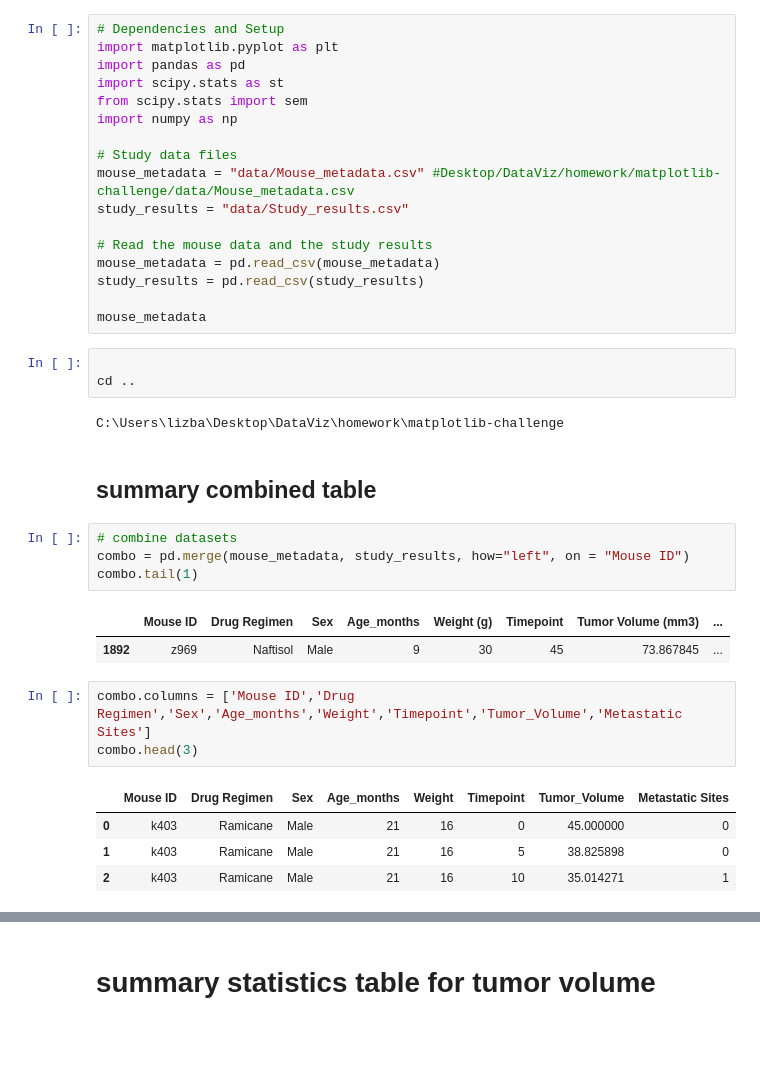
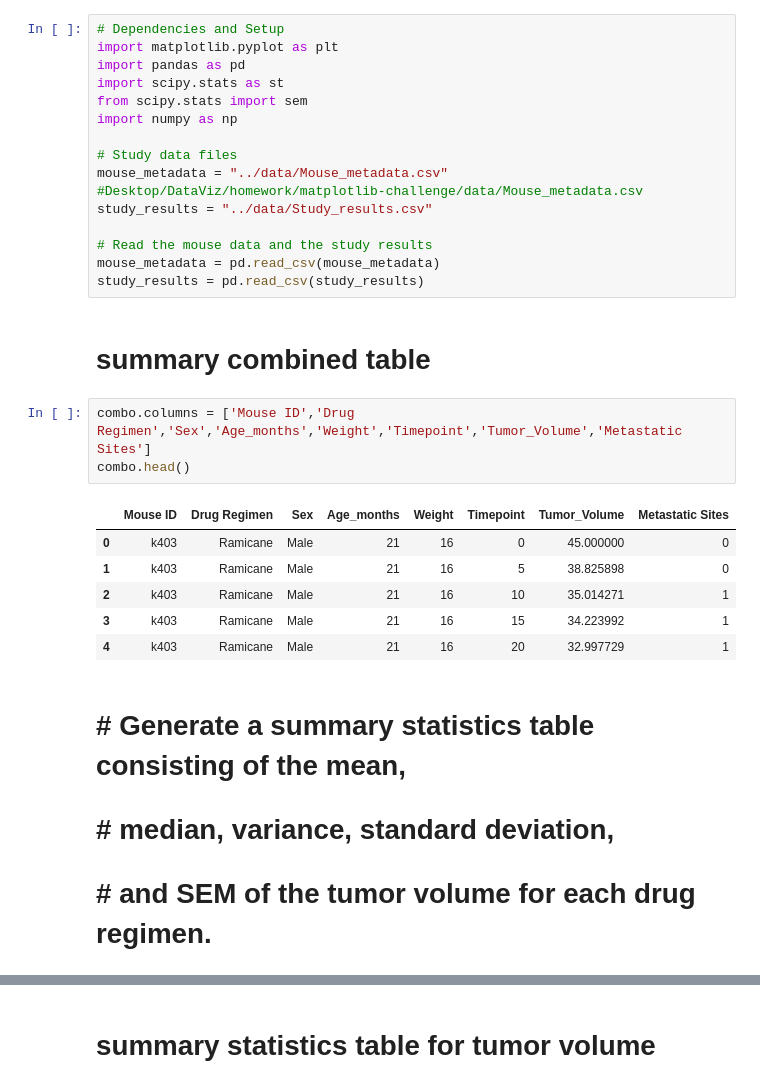
Before and after one commit to JonesInformatics/Matplotlib-Challenge, a Jupyter notebook: main.ipynb, the cells around one changed output, grey strips where cells are left out. Drawn from its saved outputs; the diff is of its cells as text; blank space fills up the shorter version.

```diff
--- a/main.ipynb
+++ b/main.ipynb
@@ -7,34 +7,26 @@ from scipy.stats import sem
 import numpy as np
 
 # Study data files
-mouse_metadata = "data/Mouse_metadata.csv" #Desktop/DataViz/homework/matplotlib-challenge/data/Mouse_metadata.csv
-study_results = "data/Study_results.csv"
+mouse_metadata = "../data/Mouse_metadata.csv" #Desktop/DataViz/homework/matplotlib-challenge/data/Mouse_metadata.csv
+study_results = "../data/Study_results.csv"
 
 # Read the mouse data and the study results
 mouse_metadata = pd.read_csv(mouse_metadata)
 study_results = pd.read_csv(study_results)
-
-mouse_metadata
-# %%
-
-cd ..
-# %% [output]
-C:\Users\lizba\Desktop\DataViz\homework\matplotlib-challenge
 # %% [markdown]
-## summary combined table
+# summary combined table
-# %%
-# combine datasets
-combo = pd.merge(mouse_metadata, study_results, how="left", on = "Mouse ID")
-combo.tail(1)
-# %% [output]
-|  | Mouse ID | Drug Regimen | Sex | Age_months | Weight (g) | Timepoint | Tumor Volume (mm3) | ... |
-| 1892 | z969 | Naftisol | Male | 9 | 30 | 45 | 73.867845 | ... |
 # %%
 combo.columns = ['Mouse ID','Drug Regimen','Sex','Age_months','Weight','Timepoint','Tumor_Volume','Metastatic Sites']
-combo.head(3)
+combo.head()
 # %% [output]
 |  | Mouse ID | Drug Regimen | Sex | Age_months | Weight | Timepoint | Tumor_Volume | Metastatic Sites |
 | 0 | k403 | Ramicane | Male | 21 | 16 | 0 | 45.000000 | 0 |
 | 1 | k403 | Ramicane | Male | 21 | 16 | 5 | 38.825898 | 0 |
 | 2 | k403 | Ramicane | Male | 21 | 16 | 10 | 35.014271 | 1 |
+| 3 | k403 | Ramicane | Male | 21 | 16 | 15 | 34.223992 | 1 |
+| 4 | k403 | Ramicane | Male | 21 | 16 | 20 | 32.997729 | 1 |
+# %% [markdown]
+# # Generate a summary statistics table consisting of the mean,
+# # median, variance, standard deviation,
+# # and SEM of the tumor volume for each drug regimen.
 # %%
```
Also changed, not shown: parts of 44 cells of this notebook.
